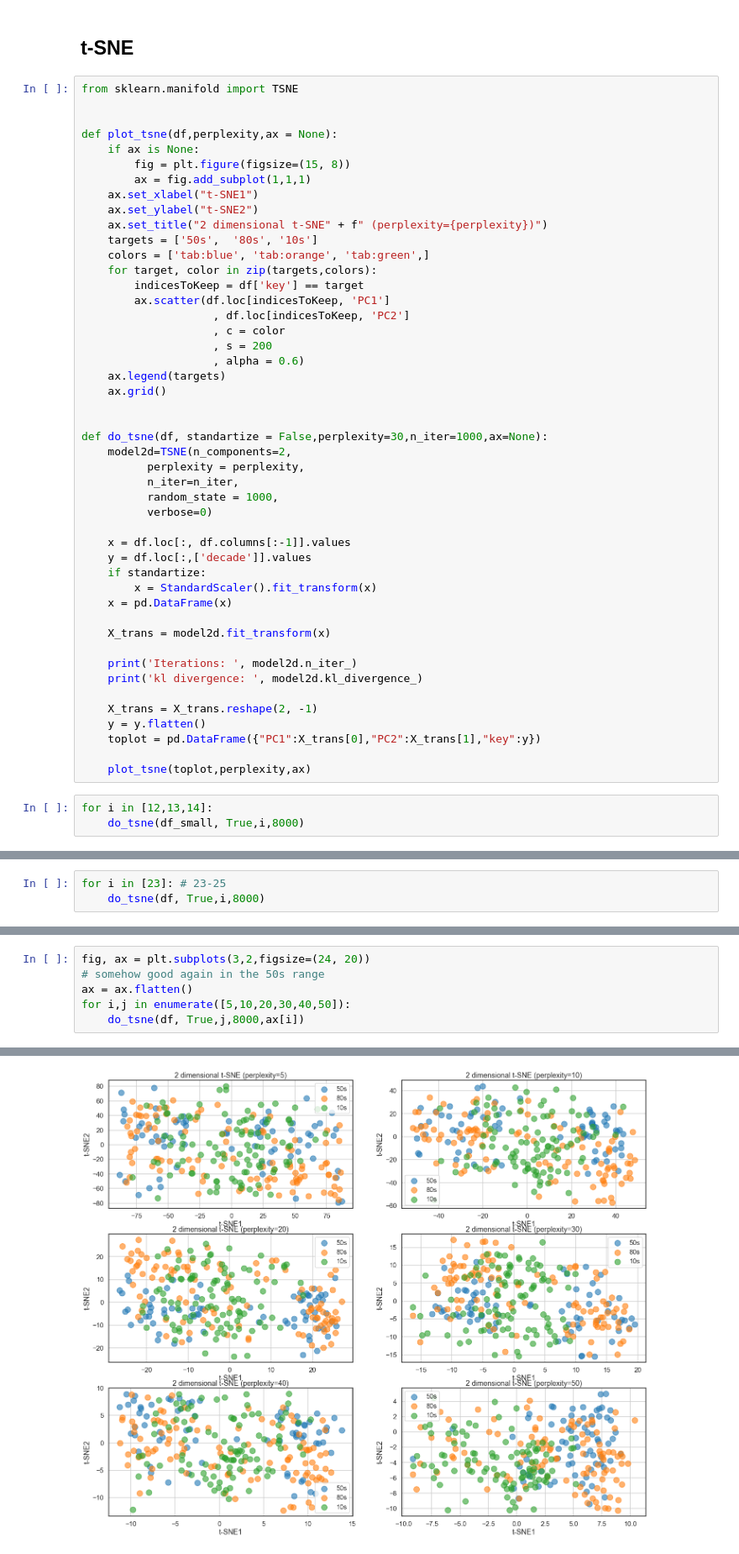
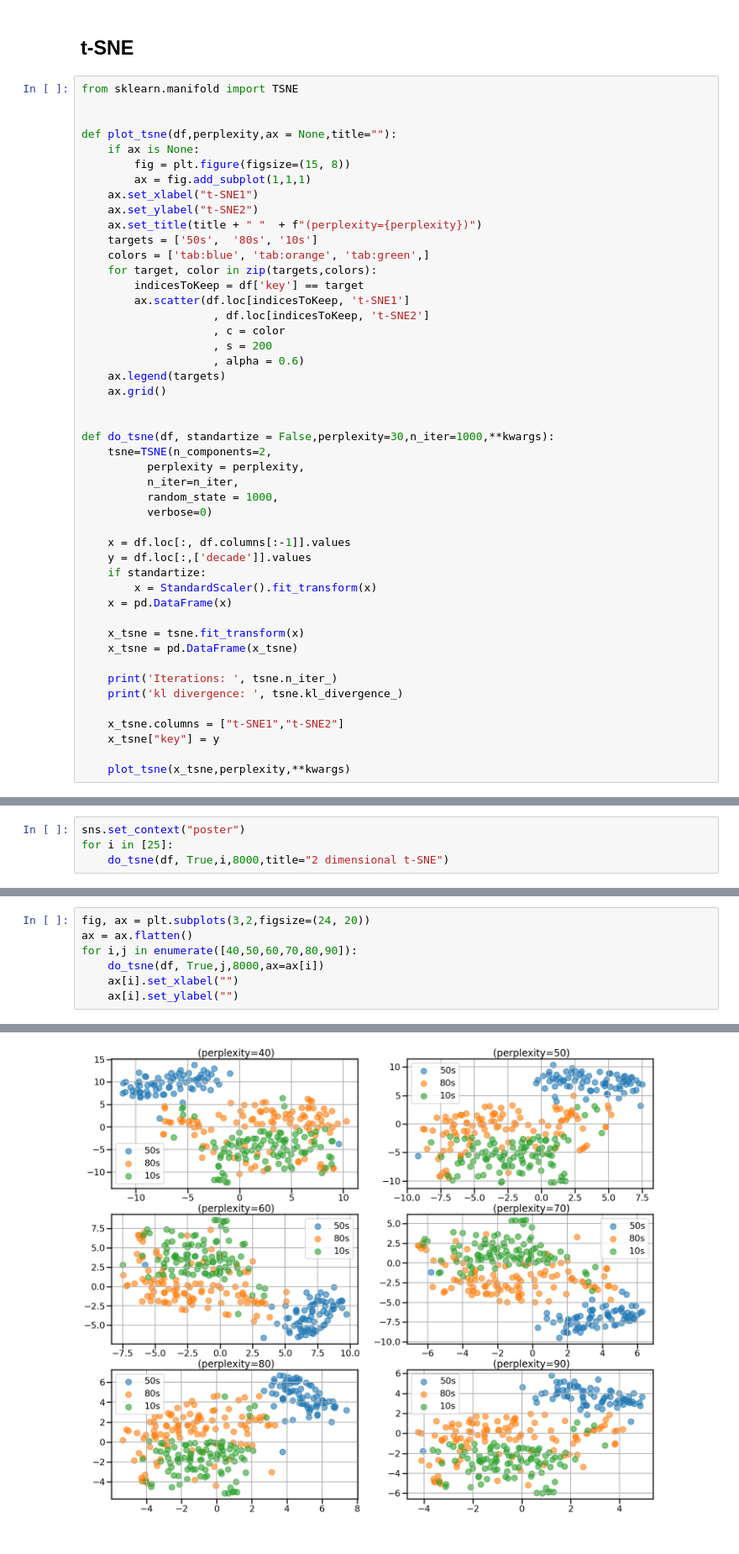
Before and after one commit to dovmar/PDVS, a Jupyter notebook: Lab_2/Lab-2.ipynb, the cells around one changed output, grey strips where cells are left out. Shown at 84% size. Saved outputs shown, nothing was run; the diff lists cells and outputs as text.

```diff
--- a/Lab_2/Lab-2.ipynb
+++ b/Lab_2/Lab-2.ipynb
@@ -276,19 +275,19 @@ Stress:  18942.0
 from sklearn.manifold import TSNE
 
 
-def plot_tsne(df,perplexity,ax = None):
+def plot_tsne(df,perplexity,ax = None,title=""):
     if ax is None:
         fig = plt.figure(figsize=(15, 8))
         ax = fig.add_subplot(1,1,1)
     ax.set_xlabel("t-SNE1")
     ax.set_ylabel("t-SNE2")
-    ax.set_title("2 dimensional t-SNE" + f" (perplexity={perplexity})")
+    ax.set_title(title + " "  + f"(perplexity={perplexity})")
     targets = ['50s',  '80s', '10s']
     colors = ['tab:blue', 'tab:orange', 'tab:green',]
     for target, color in zip(targets,colors):
         indicesToKeep = df['key'] == target
-        ax.scatter(df.loc[indicesToKeep, 'PC1']
-                    , df.loc[indicesToKeep, 'PC2']
+        ax.scatter(df.loc[indicesToKeep, 't-SNE1']
+                    , df.loc[indicesToKeep, 't-SNE2']
                     , c = color
                     , s = 200
                     , alpha = 0.6)
@@ -296,8 +295,8 @@ def plot_tsne(df,perplexity,ax = None):
     ax.grid()
 
 
-def do_tsne(df, standartize = False,perplexity=30,n_iter=1000,ax=None):
-    model2d=TSNE(n_components=2,
+def do_tsne(df, standartize = False,perplexity=30,n_iter=1000,**kwargs):
+    tsne=TSNE(n_components=2,
           perplexity = perplexity,
           n_iter=n_iter,
           random_state = 1000,
@@ -309,16 +308,13 @@ def do_tsne(df, standartize = False,perplexity=30,n_iter=1000,ax=None):
         x = StandardScaler().fit_transform(x)
     x = pd.DataFrame(x)
 
-    X_trans = model2d.fit_transform(x)
+    x_tsne = tsne.fit_transform(x)
+    x_tsne = pd.DataFrame(x_tsne)
 
-    print('Iterations: ', model2d.n_iter_)
-    print('kl divergence: ', model2d.kl_divergence_)
+    print('Iterations: ', tsne.n_iter_)
+    print('kl divergence: ', tsne.kl_divergence_)
 
-    X_trans = X_trans.reshape(2, -1)
-    y = y.flatten()
-    toplot = pd.DataFrame({"PC1":X_trans[0],"PC2":X_trans[1],"key":y})
+    x_tsne.columns = ["t-SNE1","t-SNE2"]
+    x_tsne["key"] = y
 
-    plot_tsne(toplot,perplexity,ax)
+    plot_tsne(x_tsne,perplexity,**kwargs)
-# %%
-for i in [12,13,14]:
-    do_tsne(df_small, True,i,8000)
@@ -335,4 +321,5 @@ kl divergence:  0.6987879276275635
 # %%
-for i in [23]: # 23-25
-    do_tsne(df, True,i,8000)
+sns.set_context("poster")
+for i in [25]:
+    do_tsne(df, True,i,8000,title="2 dimensional t-SNE")
 # %% [output]
@@ -342,7 +329,8 @@ kl divergence:  0.7420573830604553
 # %%
 fig, ax = plt.subplots(3,2,figsize=(24, 20))
-# somehow good again in the 50s range
 ax = ax.flatten()
-for i,j in enumerate([5,10,20,30,40,50]):
-    do_tsne(df, True,j,8000,ax[i])
+for i,j in enumerate([40,50,60,70,80,90]):
+    do_tsne(df, True,j,8000,ax=ax[i])
+    ax[i].set_xlabel("")
+    ax[i].set_ylabel("")
 # %% [output]
@@ -361 +349 @@ kl divergence:  0.4980314373970032
-[figure, old version]
+[figure, new version]
```
Also changed, not shown: parts of 13 cells of this notebook, 1 other file.
